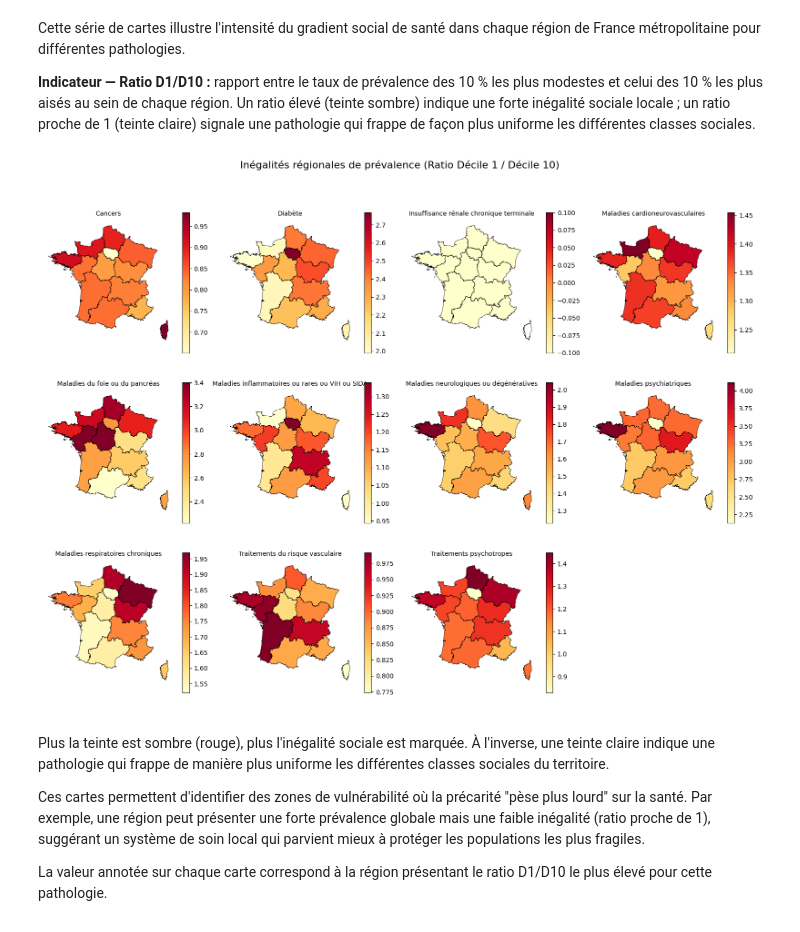
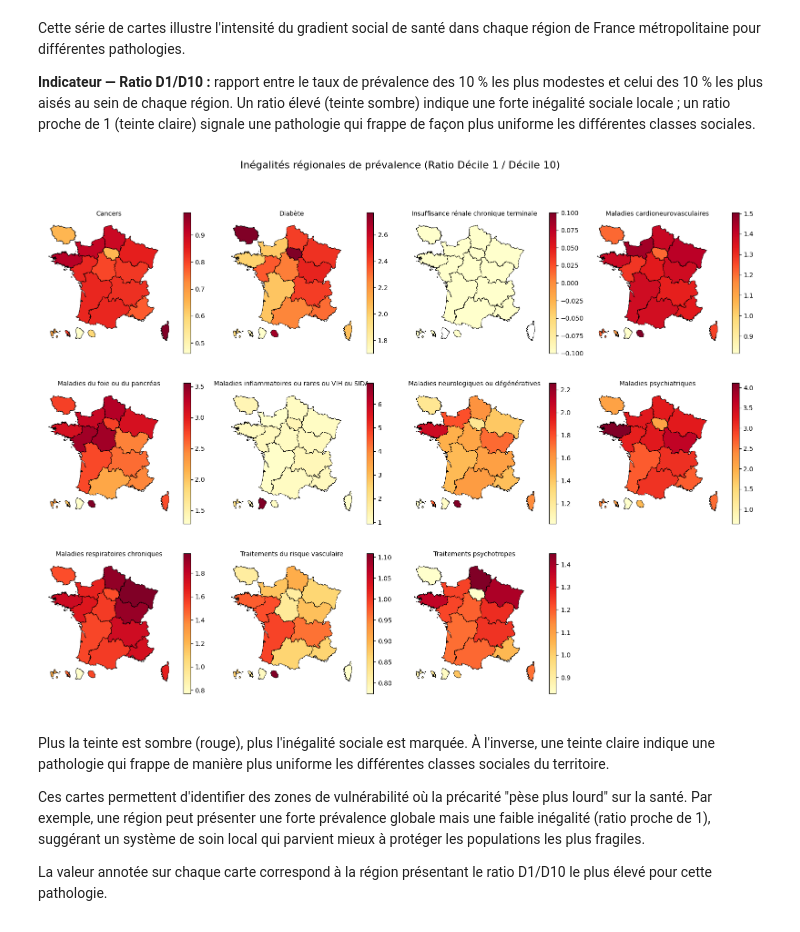
Before and after one commit to clemence-pinsard/projet_python_pour_datascience, a Jupyter notebook: main.ipynb, the cells around one changed output. Drawn from its saved outputs; the diff is of its cells as text; code cells hidden in the pictures.

```diff
--- a/main.ipynb
+++ b/main.ipynb
@@ -834,8 +836,21 @@ La forte similarité entre les profils observés ici et ceux de la section 5.3 n
 Cette série de cartes illustre l'intensité du gradient social de santé dans chaque région de France métropolitaine pour différentes pathologies.
 
 **Indicateur — Ratio D1/D10 :** rapport entre le taux de prévalence des 10 % les plus modestes et celui des 10 % les plus aisés au sein de chaque région. Un ratio élevé (teinte sombre) indique une forte inégalité sociale locale ; un ratio proche de 1 (teinte claire) signale une pathologie qui frappe de façon plus uniforme les différentes classes sociales.
+# %%
+region_borders = carti_download(
+    values=["France"],
+    crs=4326,
+    borders="REGION",
+    vectorfile_format="geojson",
+    simplification=50,
+    filter_by="FRANCE_ENTIERE_DROM_RAPPROCHES",
+    source="EXPRESS-COG-CARTO-TERRITOIRE",
+    year=2022
+)
+region_borders['INSEE_REG'] = region_borders['INSEE_REG'].astype(str)
 # %%
 # Filtrage pour récupérer les données par région
+warnings.filterwarnings("ignore", category=RuntimeWarning, message="invalid value encountered in divide")
 mask_reg = (df_maladies['varGroupage'] == 'FISC_NIVVIEM_E2015_S_moy_10') & \
            (df_maladies['varPartition'] == 'FISC_REG_S') & \
            (df_maladies['type'] == 'prevalence') & \
@@ -856,38 +871,35 @@ assert 1 in pivot_reg.columns and 10 in pivot_reg.columns, \
 
 pivot_reg['ratio_D1_D10'] = pivot_reg[1] / pivot_reg[10]
 pivot_reg = pivot_reg.rename(columns={1: 'D1', 10: 'D10'})
 pivot_reg = pivot_reg.reset_index()
 pivot_reg['valPartition'] = pivot_reg['valPartition'].astype(str)
 
-url_geojson = "https://raw.githubusercontent.com/gregoiredavid/france-geojson/master/regions.geojson"
-gdf_regions = gpd.read_file(url_geojson)
 
-map_data = gdf_regions.merge(pivot_reg, left_on='code', right_on='valPartition', how='inner')
-
+map_data = region_borders.merge(pivot_reg, left_on='INSEE_REG', right_on='valPartition', how='inner')
 pathologies = map_data['catLib'].unique()
 n_cols = 4
 n_rows = (len(pathologies) + n_cols - 1) // n_cols
 
 fig, axes = plt.subplots(n_rows, n_cols, figsize=(16, 4 * n_rows))
 axes = axes.flatten()
 
 for i, patho in enumerate(pathologies):
     ax = axes[i]
     data_patho = map_data[map_data['catLib'] == patho]
     data_patho.plot(column='ratio_D1_D10', ax=ax, legend=True,
                     cmap='YlOrRd', edgecolor='black', linewidth=0.5,
                     legend_kwds={'shrink': 0.8})
     ax.set_title(patho, fontsize=10)
     ax.axis('off')
 
 for j in range(i + 1, len(axes)):
     axes[j].axis('off')
 
 plt.suptitle("Inégalités régionales de prévalence (Ratio Décile 1 / Décile 10)", fontsize=16, y=1.02)
 plt.tight_layout()
 plt.show()
 # %% [output]
-[figure, old version]
+[figure, new version]
 # %% [markdown]
 Plus la teinte est sombre (rouge), plus l'inégalité sociale est marquée. À l'inverse, une teinte claire indique une pathologie qui frappe de manière plus uniforme les différentes classes sociales du territoire.
 
```
Also changed, not shown: parts of 5 cells of this notebook, 2 other files.
